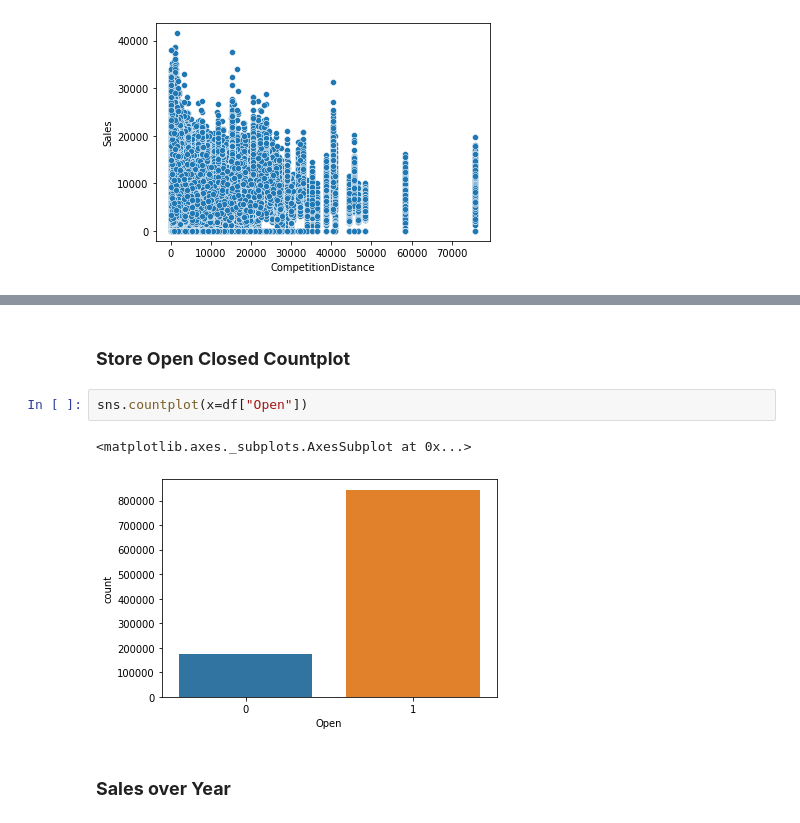
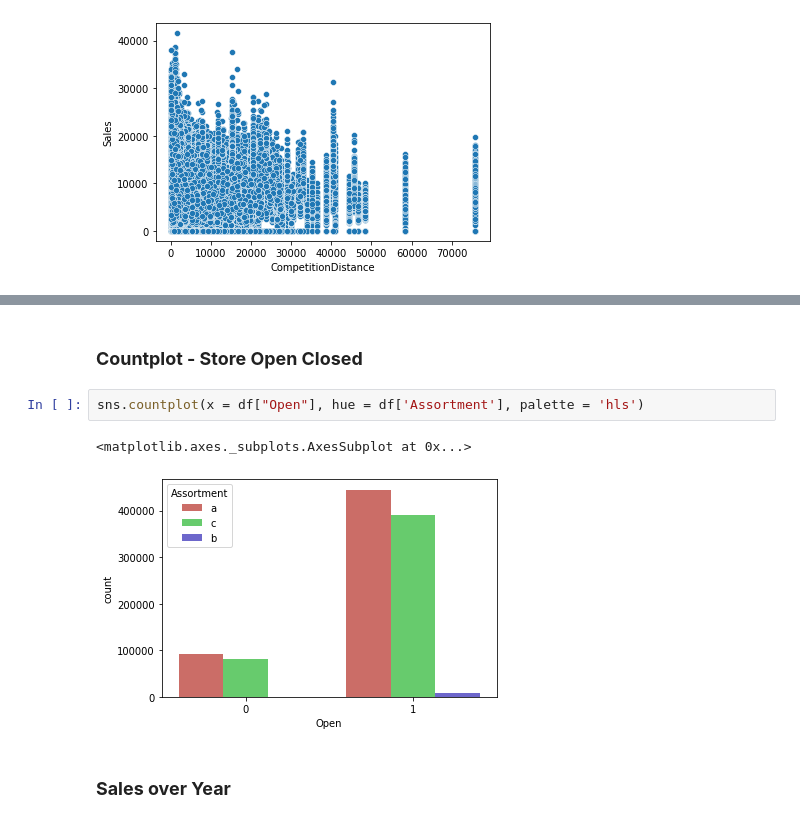
Before and after one commit to pushpam-raghuvanshi/rossmann_sales_prediction, a Jupyter notebook: Rossmann_Sales_Prediction_Capstone_Project.ipynb, the cells around one changed output, grey strips where cells are left out. Saved outputs shown, nothing was run; the diff lists cells and outputs as text.

```diff
--- a/Rossmann_Sales_Prediction_Capstone_Project.ipynb
+++ b/Rossmann_Sales_Prediction_Capstone_Project.ipynb
@@ -305,9 +304,9 @@ sns.scatterplot(x=df['Promo'], y=df['Sales'])
 # %% [markdown]
-### **Store Open Closed Countplot**
+### **Countplot - Store Open Closed**
 # %%
-sns.countplot(x=df["Open"])
+sns.countplot(x = df["Open"], hue = df['Assortment'], palette = 'hls')
 # %% [output]
 <matplotlib.axes._subplots.AxesSubplot at 0x...>
-[figure, old version]
+[figure, new version]
 # %% [markdown]
 ### **Sales over Year**
```
Also changed, not shown: parts of 12 cells of this notebook.
